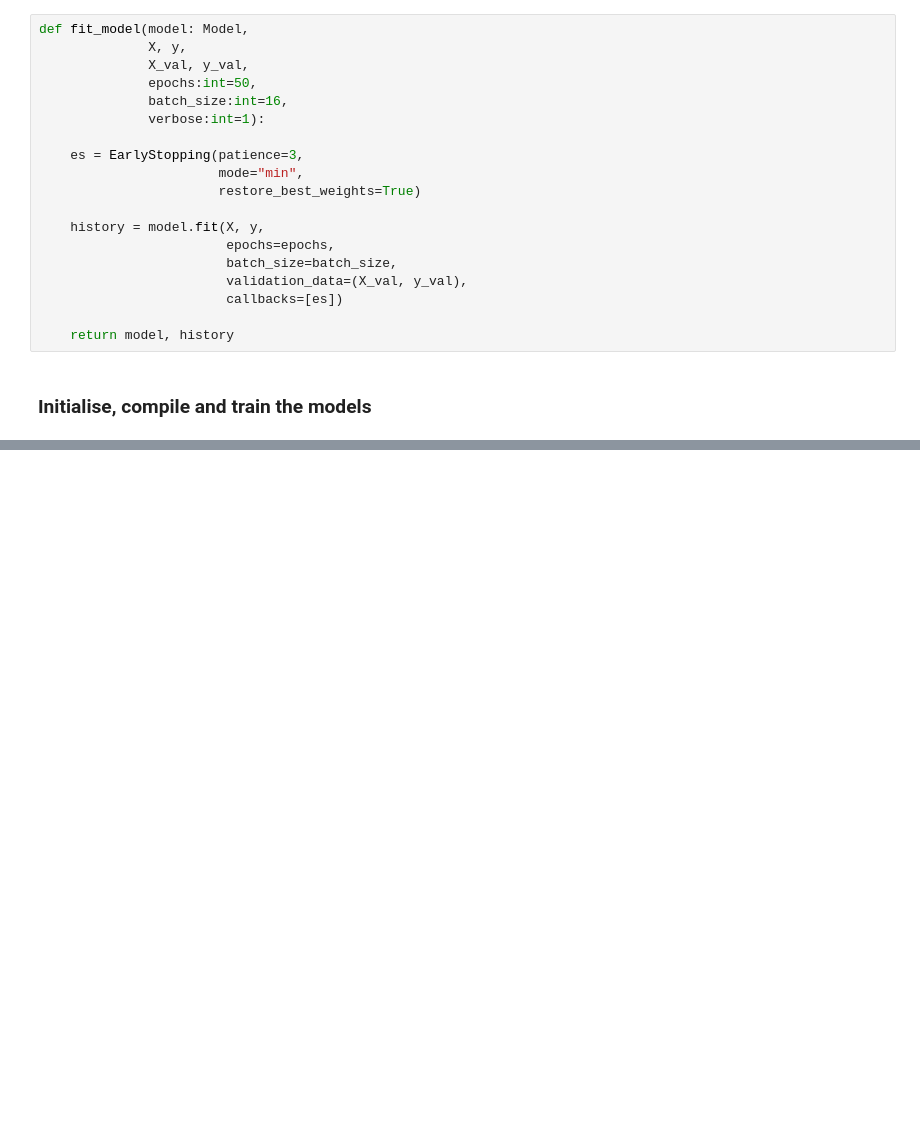
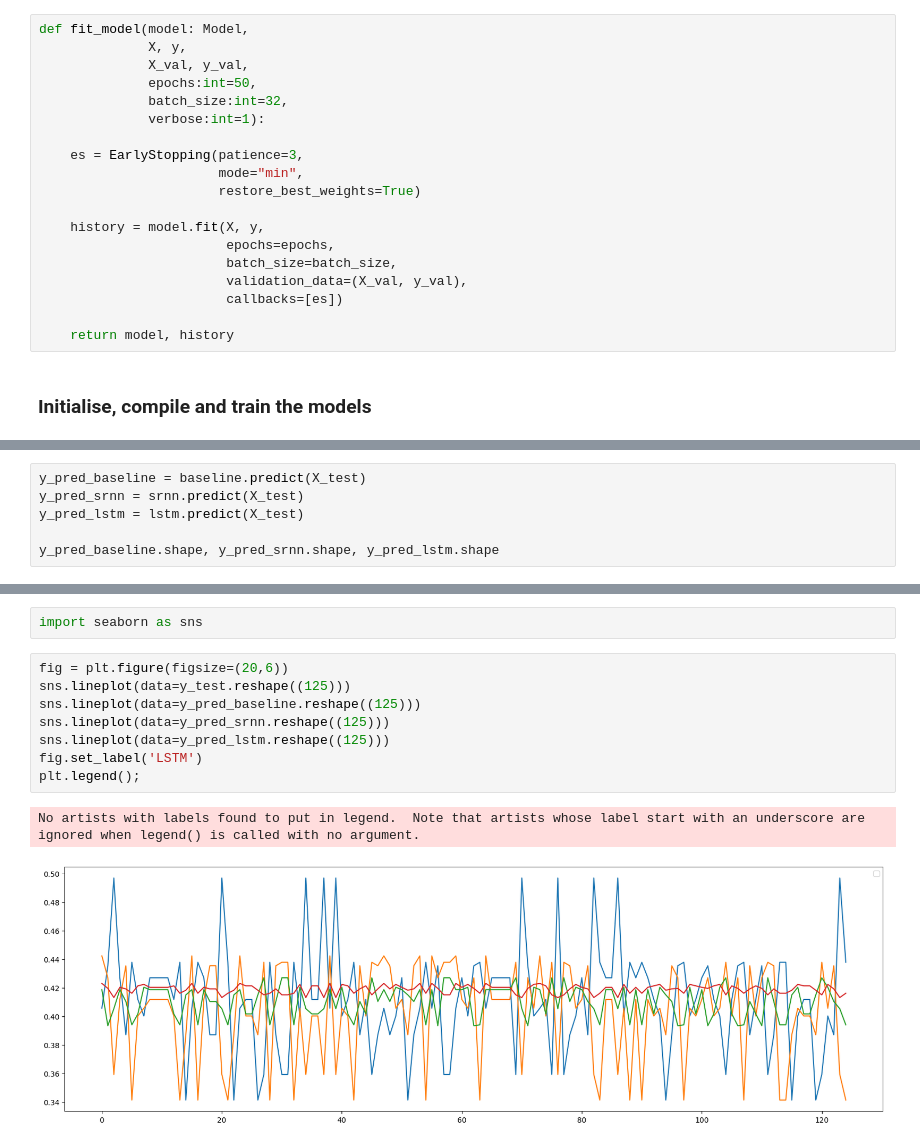
Before and after one commit to alexcolls/rex-ai, a Jupyter notebook: notebooks/roger/solerog-simplernn.ipynb, the cells around one changed output, grey strips where cells are left out. Saved outputs shown, nothing was run; the diff lists cells and outputs as text; blank space fills up the shorter version.

Commit message:
Improve notebook comments, imports

```diff
--- a/notebooks/roger/solerog-simplernn.ipynb
+++ b/notebooks/roger/solerog-simplernn.ipynb
@@ -302,7 +312,7 @@ def fit_model(model: Model,
               X, y,
               X_val, y_val,
               epochs:int=50,
-              batch_size:int=16,
+              batch_size:int=32,
               verbose:int=1):
 
     es = EarlyStopping(patience=3,
@@ -375,0 +395,6 @@ Epoch 7/50
+# %%
+y_pred_baseline = baseline.predict(X_test)
+y_pred_srnn = srnn.predict(X_test)
+y_pred_lstm = lstm.predict(X_test)
+
+y_pred_baseline.shape, y_pred_srnn.shape, y_pred_lstm.shape
@@ -375,0 +426,13 @@ Epoch 7/50
+# %%
+import seaborn as sns
+# %%
+fig = plt.figure(figsize=(20,6))
+sns.lineplot(data=y_test.reshape((125)))
+sns.lineplot(data=y_pred_baseline.reshape((125)))
+sns.lineplot(data=y_pred_srnn.reshape((125)))
+sns.lineplot(data=y_pred_lstm.reshape((125)))
+fig.set_label('LSTM')
+plt.legend();
+# %% [output]
+No artists with labels found to put in legend.  Note that artists whose label start with an underscore are ignored when legend() is called with no argument.
+[figure, added]
```
Also changed, not shown: parts of 33 cells of this notebook.
